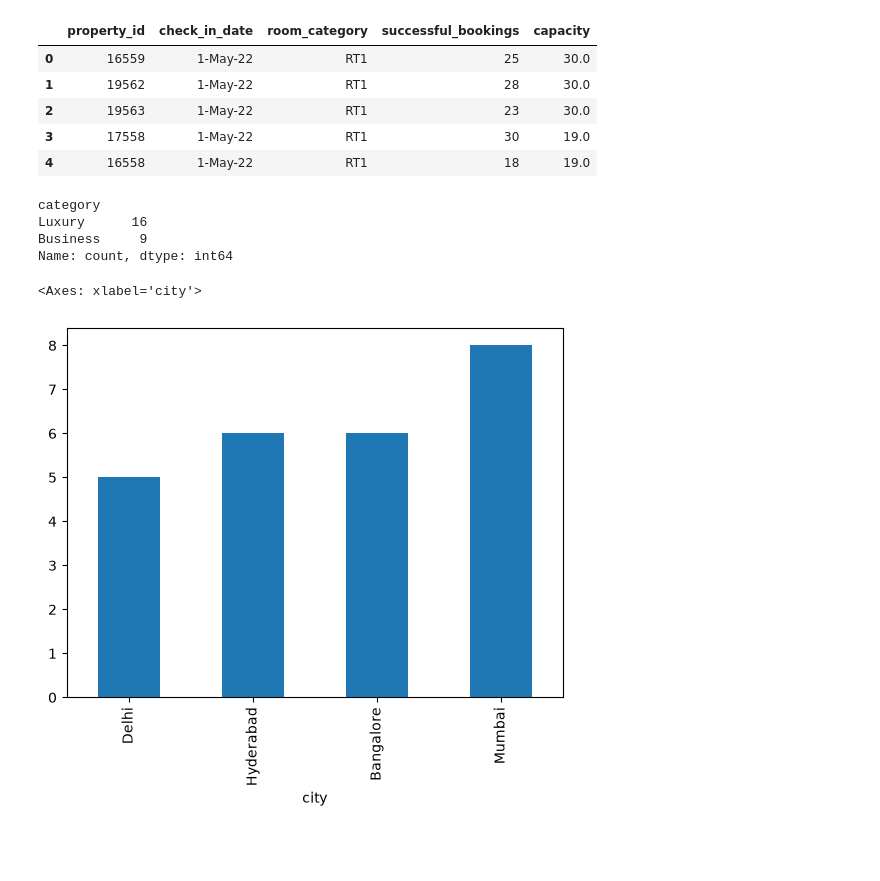
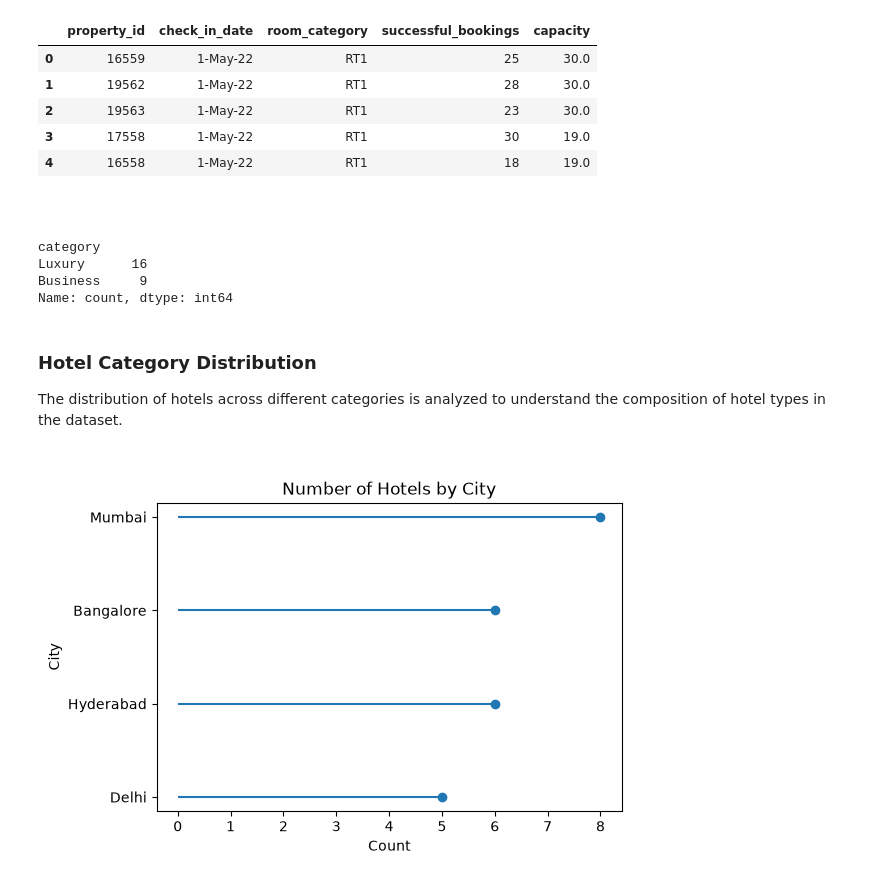
Before and after one commit to Dishani08/Hotel-Booking-Data-Ananlysis, a Jupyter notebook: project.ipynb, the cells around one changed output. Cells and saved outputs as stored; diff of their text form; code cells hidden in the pictures; blank space fills up the shorter version.

```diff
--- a/project.ipynb
+++ b/project.ipynb
@@ -107,6 +185,8 @@ df_agg_bookings.head()
 | 2 | 19563 | 1-May-22 | RT1 | 23 | 30.0 |
 | 3 | 17558 | 1-May-22 | RT1 | 30 | 19.0 |
 | 4 | 16558 | 1-May-22 | RT1 | 18 | 19.0 |
+# %% [markdown]
+###
 # %%
 df_hotel.category.value_counts()
 # %% [output]
@@ -114,8 +194,23 @@ category
 Luxury      16
 Business     9
 Name: count, dtype: int64
+# %% [markdown]
+### Hotel Category Distribution
+
+The distribution of hotels across different categories is analyzed to understand the composition of hotel types in the dataset.
+###
 # %%
-df_hotel.city.value_counts().sort_values().plot(kind="bar")
+counts = df_hotel.city.value_counts().sort_values()
+
+plt.figure(figsize=(6,4))
+
+plt.hlines(y=counts.index, xmin=0, xmax=counts.values)
+plt.plot(counts.values, counts.index, "o")
+
+plt.title("Number of Hotels by City")
+plt.xlabel("Count")
+plt.ylabel("City")
+
+plt.show()
 # %% [output]
-<Axes: xlabel='city'>
-[figure, old version]
+[figure, new version]
```
Also changed, not shown: parts of 180 cells of this notebook.
